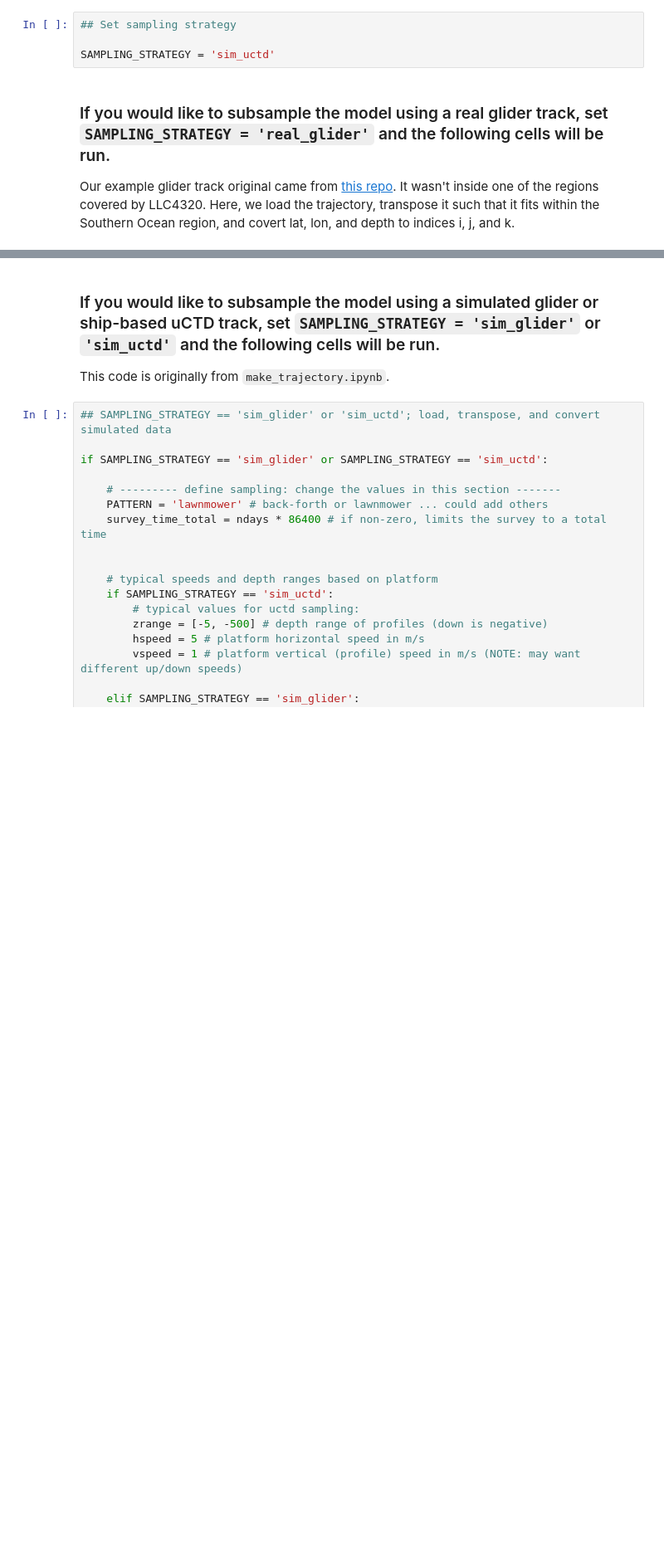
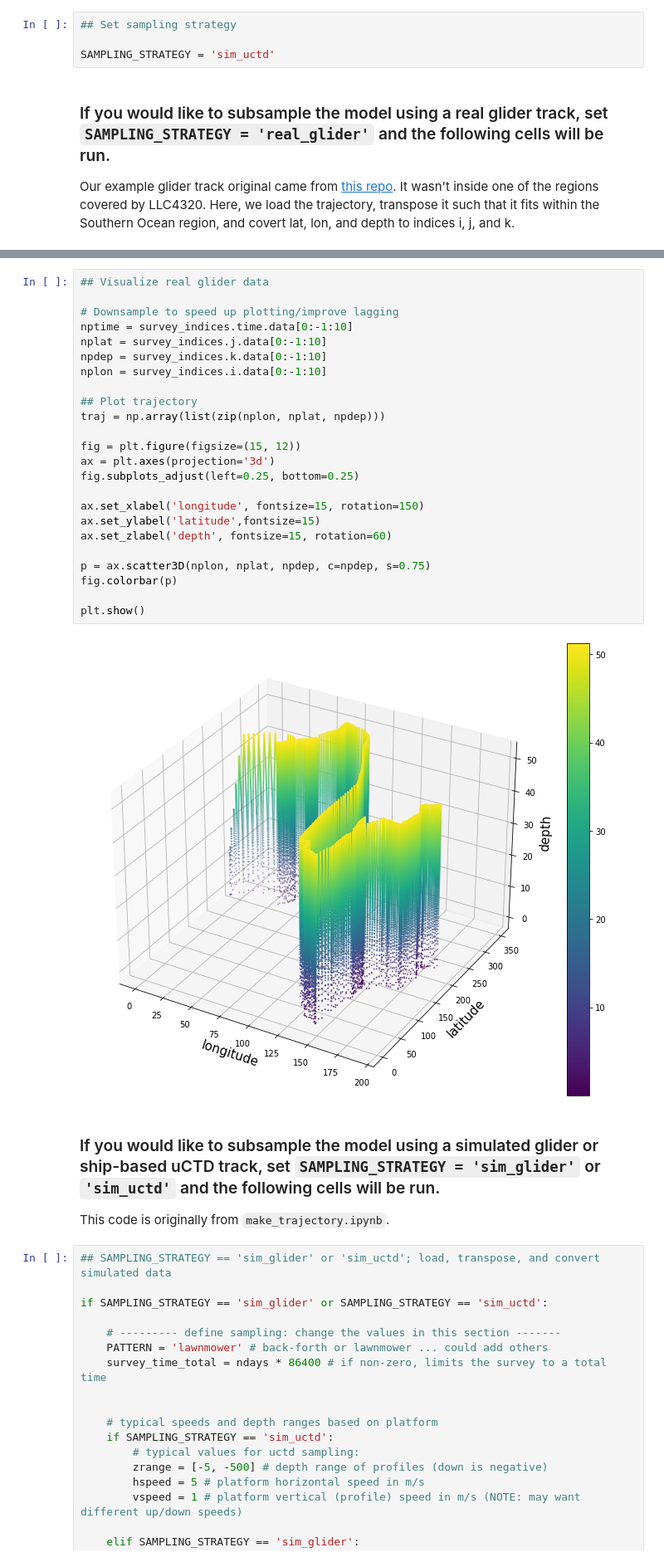
Before and after one commit to oceanhackweek/ohw21-proj-model-subsampling, a Jupyter notebook: FinalProjectSummary.ipynb, the cells around one changed output, grey strips where cells are left out. Shown at 83% size. Saved outputs shown, nothing was run; the diff lists cells and outputs as text; blank space fills up the shorter version.

Commit message:
+ trajectory visualizations

```diff
--- a/FinalProjectSummary.ipynb
+++ b/FinalProjectSummary.ipynb
@@ -169,3 +122,29 @@ West: 150.3020782470703
+# %%
+## Visualize real glider data
+
+# Downsample to speed up plotting/improve lagging
+nptime = survey_indices.time.data[0:-1:10]
+nplat = survey_indices.j.data[0:-1:10]
+npdep = survey_indices.k.data[0:-1:10]
+nplon = survey_indices.i.data[0:-1:10]
+
+## Plot trajectory
+traj = np.array(list(zip(nplon, nplat, npdep)))
+
+fig = plt.figure(figsize=(15, 12))
+ax = plt.axes(projection='3d')
+fig.subplots_adjust(left=0.25, bottom=0.25)
+
+ax.set_xlabel('longitude', fontsize=15, rotation=150)
+ax.set_ylabel('latitude',fontsize=15)
+ax.set_zlabel('depth', fontsize=15, rotation=60)
+
+p = ax.scatter3D(nplon, nplat, npdep, c=npdep, s=0.75)
+fig.colorbar(p)
+
+plt.show()
+# %% [output]
+[figure, added]
 # %% [markdown]
 ### If you would like to subsample the model using a simulated glider or ship-based uCTD track, set `SAMPLING_STRATEGY = 'sim_glider'` or `'sim_uctd'` and the following cells will be run.
 
```
Also changed, not shown: parts of 9 cells of this notebook.
